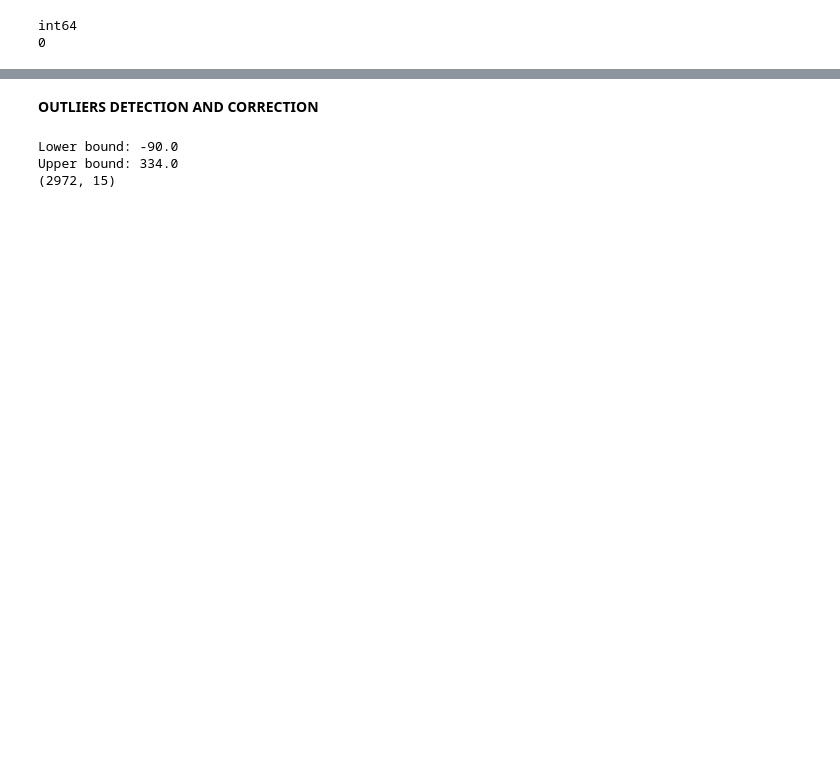
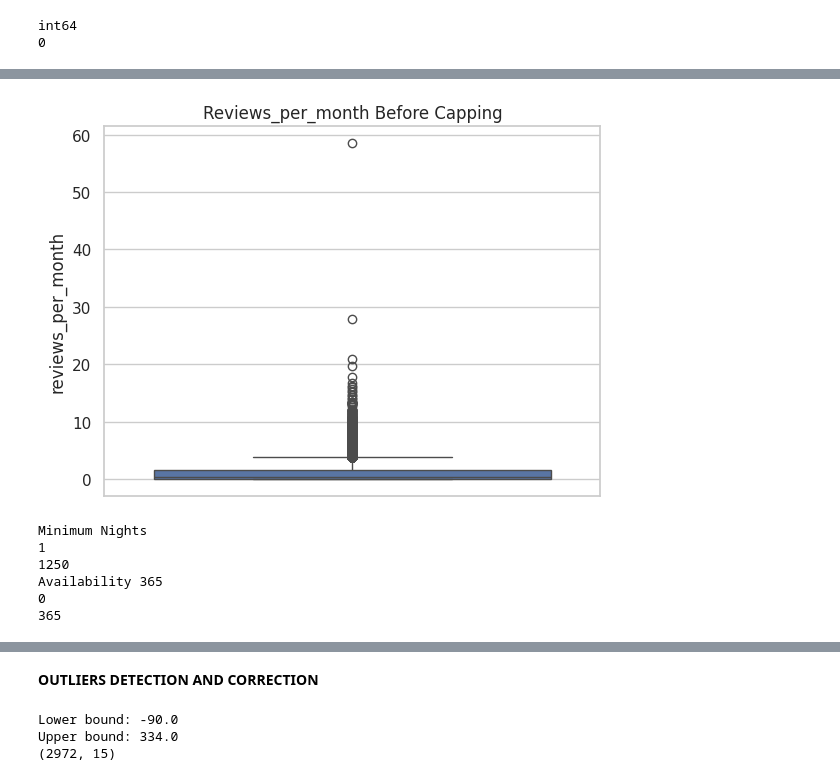
Before and after one commit to Sowmiya1435/DataAnalysisProject-with-OasisInfobyte, a Jupyter notebook: NewYorkAirBNB.ipynb, the cells around one changed output, grey strips where cells are left out. Drawn from its saved outputs; the diff is of its cells as text; code cells hidden in the pictures; blank space fills up the shorter version.

```diff
--- a/NewYorkAirBNB.ipynb
+++ b/NewYorkAirBNB.ipynb
@@ -244,0 +224,20 @@ print(data['price'].min())
+# %%
+sns.boxplot(data['reviews_per_month'])
+plt.title("Reviews_per_month Before Capping")
+plt.show()
+# %% [output]
+[figure, added]
+# %%
+print("Minimum Nights")
+print(data['minimum_nights'].min())
+print(data['minimum_nights'].max())
+print("Availability 365")
+print(data['availability_365'].min())
+print(data['availability_365'].max())
+# %% [output]
+Minimum Nights
+1
+1250
+Availability 365
+0
+365
```
Also changed, not shown: parts of 32 cells of this notebook.
